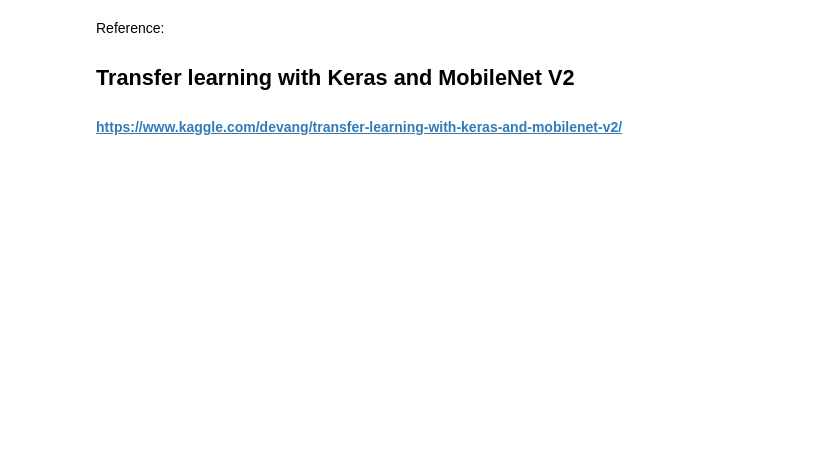
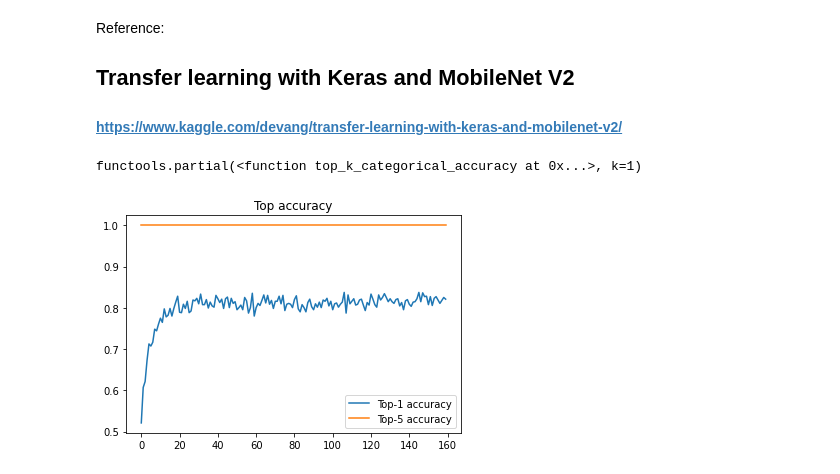
Before and after one commit to trongan93/satelliteimage-googleearth, a Jupyter notebook: train-efficientNet.ipynb, the cells around one changed output. Drawn from its saved outputs; the diff is of its cells as text; code cells hidden in the pictures; blank space fills up the shorter version.

```diff
--- a/train-efficientNet.ipynb
+++ b/train-efficientNet.ipynb
@@ -469,3 +476,13 @@ Confusion Matrix
 Reference:
 ## Transfer learning with Keras and MobileNet V2
 #### https://www.kaggle.com/devang/transfer-learning-with-keras-and-mobilenet-v2/
+# %%
+print(top1_acc)
+plt.title('Top accuracy')
+plt.plot(params.epoch, params.history['top1_acc'], label='Top-1 accuracy')
+plt.plot(params.epoch, params.history['top5_acc'], label='Top-5 accuracy')
+plt.legend()
+plt.show()
+# %% [output]
+functools.partial(<function top_k_categorical_accuracy at 0x...>, k=1)
+[figure, added]
```
Also changed, not shown: parts of 10 cells of this notebook, 1 other file.
